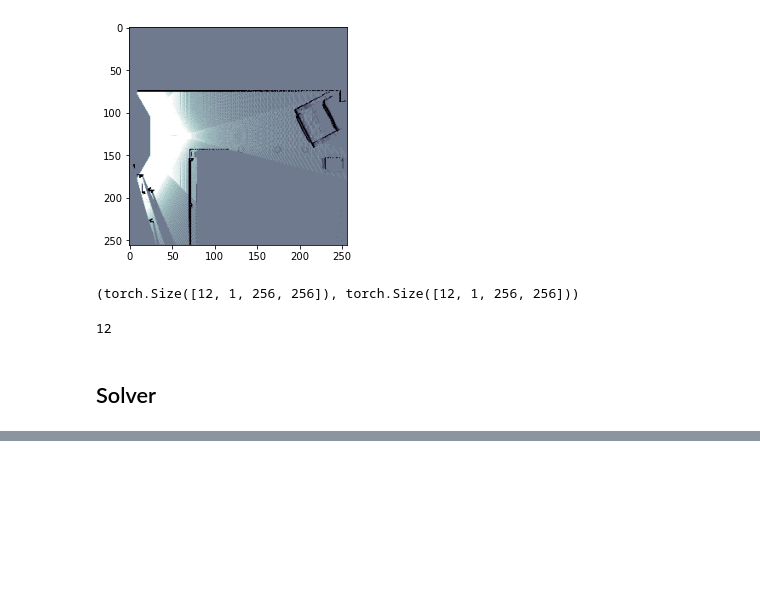
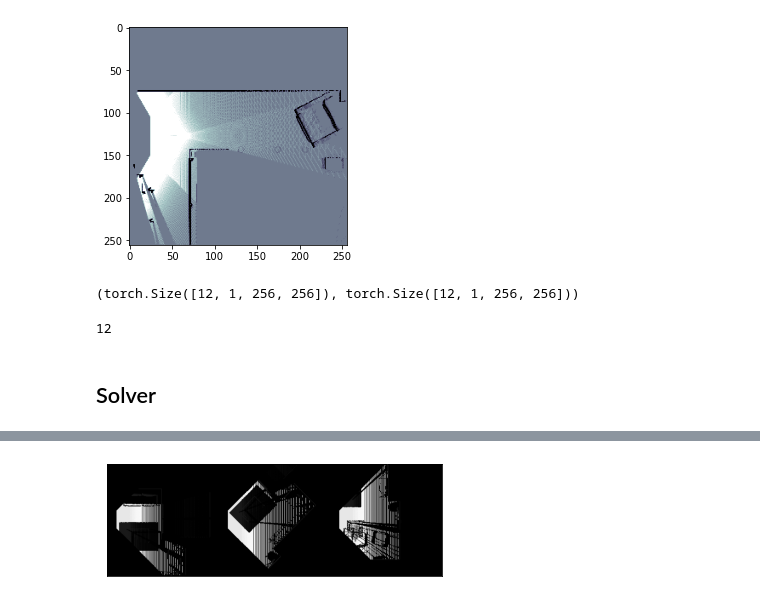
Before and after one commit to VishnuDuttSharma/occupancy_prediction, a Jupyter notebook: model_builder.ipynb, the cells around one changed output, grey strips where cells are left out. Drawn from its saved outputs; the diff is of its cells as text; code cells hidden in the pictures; blank space fills up the shorter version.

```diff
--- a/model_builder.ipynb
+++ b/model_builder.ipynb
@@ -109,0 +208,4 @@ nn.MSELoss()
+# %%
+show(make_grid(images[:3].cpu()))
+# %% [output]
+[figure, added]
```
Also changed, not shown: parts of 16 cells of this notebook.
